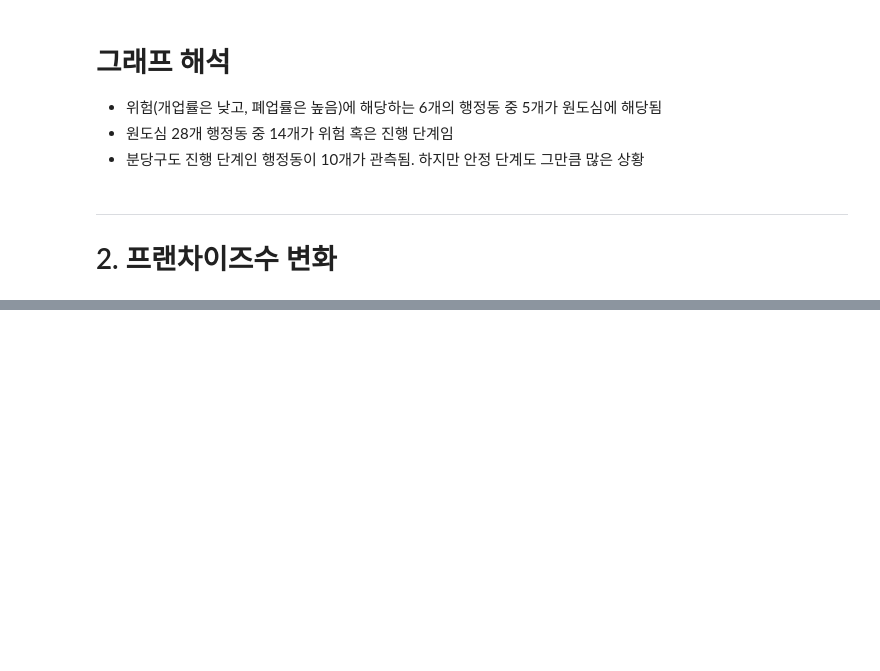
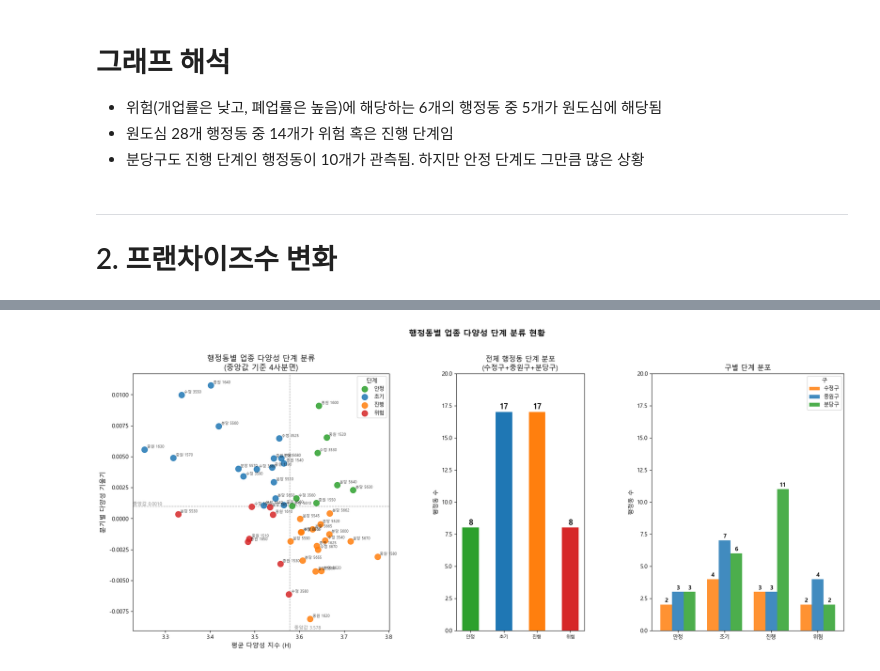
Before and after one commit to bulsajo1/final_project, a Jupyter notebook: Geunsu/EDA_가맹점.ipynb, the cells around one changed output, grey strips where cells are left out. Cells and saved outputs as stored; diff of their text form; code cells hidden in the pictures; blank space fills up the shorter version.

```diff
--- a/Geunsu/EDA_가맹점.ipynb
+++ b/Geunsu/EDA_가맹점.ipynb
@@ -568,0 +886,71 @@ plt.show()
+# %%
+# ── 시각화: 산점도 + 전체 분포 + 구별 분포 ────────────────────────────
+from matplotlib.patches import Patch
+
+fig = plt.figure(figsize=(22, 8))
+gs  = fig.add_gridspec(1, 3, width_ratios=[2, 1, 1.5], wspace=0.35)
+ax_sc  = fig.add_subplot(gs[0])
+ax_tot = fig.add_subplot(gs[1])
+ax_gu  = fig.add_subplot(gs[2])
+
+# 왼쪽: 평균 다양성 vs 기울기 산점도
+for stage in stage_order_div:
+    grp = div_summary[div_summary["단계"] == stage]
+    ax_sc.scatter(grp["평균다양성"], grp["기울기"],
+                  label=stage, color=stage_colors_div[stage], s=100, alpha=0.85, zorder=3)
+    for _, row in grp.iterrows():
+        short = row["구_행정동"].split("_")[0][:2] + " " + row["구_행정동"].split("_")[1][-4:]
+        ax_sc.annotate(short, (row["평균다양성"], row["기울기"]),
+                       fontsize=6.5, alpha=0.75, xytext=(4, 3), textcoords="offset points")
+
+ax_sc.axvline(med_h_val, color="gray", linestyle="--", linewidth=0.9, alpha=0.7)
+ax_sc.axhline(med_s_val, color="gray", linestyle="--", linewidth=0.9, alpha=0.7)
+ax_sc.text(med_h_val + 0.01, ax_sc.get_ylim()[0],
+           f"중앙값 {med_h_val:.3f}", fontsize=8, color="gray", va="bottom")
+ax_sc.text(ax_sc.get_xlim()[0], med_s_val + 0.0001,
+           f"중앙값 {med_s_val:.4f}", fontsize=8, color="gray")
+ax_sc.set_xlabel("평균 다양성 지수 (H)", fontsize=11)
+ax_sc.set_ylabel("분기별 다양성 기울기", fontsize=11)
+ax_sc.set_title("행정동별 업종 다양성 단계 분류\n(중앙값 기준 4사분면)", fontsize=13)
+ax_sc.legend(title="단계", fontsize=9)
+
+# 중간: 전체 분포
+counts_div = [div_summary["단계"].value_counts().get(s, 0) for s in stage_order_div]
+bars = ax_tot.bar(stage_order_div, counts_div,
+                  color=[stage_colors_div[s] for s in stage_order_div], width=0.5)
+for bar, v in zip(bars, counts_div):
+    ax_tot.text(bar.get_x() + bar.get_width() / 2, v + 0.1, str(v),
+                ha="center", va="bottom", fontsize=13, fontweight="bold")
+ax_tot.set_ylim(0, max(counts_div) + 3)
+ax_tot.set_title("전체 행정동 단계 분포\n(수정구+중원구+분당구)", fontsize=12)
+ax_tot.set_ylabel("행정동 수")
+ax_tot.tick_params(axis="x", labelsize=8)
+
+# 오른쪽: 구별 분포
+gu_list    = ["수정구", "중원구", "분당구"]
+gu_palette = {"수정구": "#ff7f0e", "중원구": "#1f77b4", "분당구": "#2ca02c"}
+x = np.arange(len(stage_order_div))
+width = 0.25
+for i, gu in enumerate(gu_list):
+    counts_gu = [
+        div_summary[(div_summary["구명"] == gu) & (div_summary["단계"] == s)].shape[0]
+        for s in stage_order_div
+    ]
+    bars_gu = ax_gu.bar(x + (i - 1) * width, counts_gu,
+                        width=width, label=gu, color=gu_palette[gu], alpha=0.85)
+    for bar, v in zip(bars_gu, counts_gu):
+        if v > 0:
+            ax_gu.text(bar.get_x() + bar.get_width() / 2, v + 0.1, str(v),
+                       ha="center", va="bottom", fontsize=10, fontweight="bold")
+ax_gu.set_xticks(x)
+ax_gu.set_xticklabels(stage_order_div, fontsize=9)
+ax_gu.set_title("구별 단계 분포", fontsize=12)
+ax_gu.set_ylabel("행정동 수")
+ax_gu.legend(title="구", fontsize=9)
+ax_gu.set_ylim(0, max(counts_div) + 3)
+
+plt.suptitle("행정동별 업종 다양성 단계 분류 현황", fontsize=14, fontweight="bold", y=1.01)
+plt.tight_layout()
+plt.show()
+# %% [output]
+[figure, added]
```
Also changed, not shown: parts of 20 cells of this notebook.
